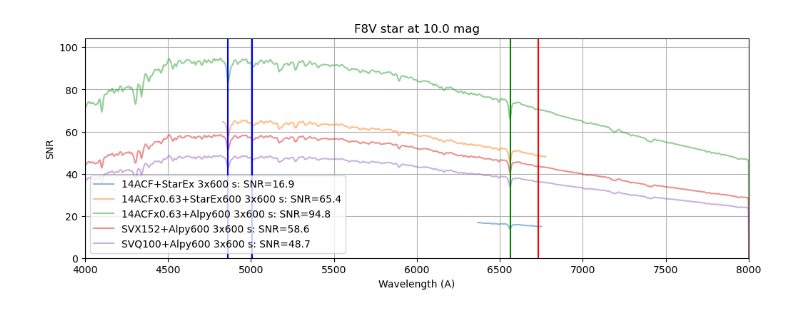
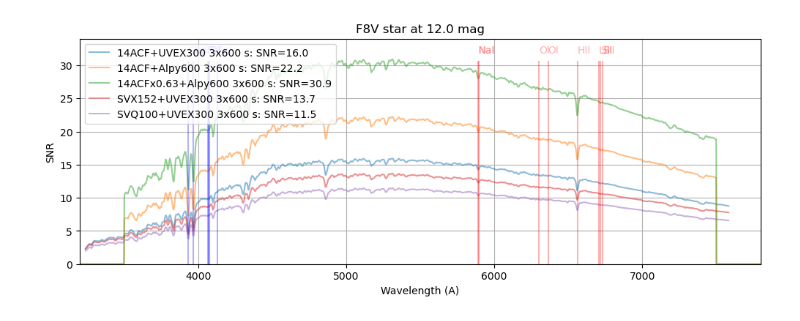
Before and after one commit to joshwalawender/SpecETC, a Jupyter notebook: Sandbox.ipynb, the cells around one changed output. Cells and saved outputs as stored; diff of their text form; code cells hidden in the pictures.

```diff
--- a/Sandbox.ipynb
+++ b/Sandbox.ipynb
@@ -13,7 +17,7 @@ IMX533: Reading detector efficiency from /Users/jwalawender/git/SpecETC/data/Son
 # %%
 models = get_list_of_stellar_models(verbose=True)
 sptype = 'F8V'
-mag = 10
+mag = 12
 star = get_stellar_spectrum(sptype=sptype, mag=mag)
 sky = Sky(seeing=3.0*u.arcsec, mag=18)
 # %% [output]
@@ -34,8 +31,5 @@ $0.06331764\mathrm{{}^{\circ}}$
 # %%
 IMX183.exptime = 600*u.second
 
-im, spec, var = SpecETC(star, sky, ACF14reduced, StarEx600, IMX183, plot=True)
-plt.figure(figsize=(8,2.5))
-plt.plot(StarEx600.binset, spec)
-plt.show()
+im, spec, var = SpecETC(star, sky, ACF14, UVEX300, IMX183, plot=True)
 # %% [output]
@@ -44,19 +38,20 @@ plt.show()
 # %%
-instrumentation = [(ACF14, StarEx, IMX183, 600*u.second, 3),
-                   (ACF14reduced, StarEx600, IMX183, 600*u.second, 3),
+instrumentation = [(ACF14, UVEX300, IMX183, 600*u.second, 3),
+                   (ACF14, Alpy600, IMX183, 600*u.second, 3),
                    (ACF14reduced, Alpy600, IMX183, 600*u.second, 3),
-                   (SVX152, Alpy600, IMX183, 600*u.second, 3),
-                   (SVQ100, Alpy600, IMX183, 600*u.second, 3),
-                   # (SV102ABV, Alpy600, IMX183, 600*u.second, 3),
+                   (SVX152, UVEX300, IMX183, 600*u.second, 3),
+                   (SVQ100, UVEX300, IMX183, 600*u.second, 3),
                   ]
 
 plt.figure(figsize=(12,4))
 plt.title(f'{sptype} star at {mag:.1f} mag')
 peakSNR = 0
-
+wavmin = 3200
+wavmax = 7800
 for inst in instrumentation:
     tel, spec, det, exptime, nexp = inst
     det.exptime = exptime
+    spec.set_detector(det)
     im, spectra, variance = SpecETC(star, sky, tel, spec, det, plot=False)
 
     SNR = spectra/variance**0.5
@@ -64,13 +59,21 @@ for inst in instrumentation:
     plt.plot(spec.binset, SNR, alpha=0.5, label=label)
     peakSNR = peakSNR if max(SNR) <= peakSNR else max(SNR)
 
-plt.axvline(5007, color='b')
-plt.axvline(4860, color='b')
-plt.axvline(6563, color='g')
-plt.axvline(6731, color='r')
+lines_file = Path('.') / 'data' / 'spectral_lines.csv'
+lines = Table.read(lines_file, format='ascii.csv')
+for line in lines:
+    if line['wav'] > wavmin and line['wav'] < wavmax:
+        color = 'b' if line['wav'] < 5500 else 'r'
+        alpha = 0.3
+        plt.axvline(line['wav'], ymin=0, ymax=0.9,
+                    color=color, alpha=alpha)
+        plt.text(line['wav'], 1.03*peakSNR, line['name'],
+                 color=color, alpha=alpha)
+
+
 plt.ylabel('SNR')
 plt.xlabel('Wavelength (A)')
-plt.xlim(4000, 8000)
+plt.xlim(wavmin, wavmax)
 plt.ylim(0,1.1*peakSNR)
 plt.grid()
 plt.legend(loc='best')
@@ -79 +83 @@ plt.show()
-[figure, old version]
+[figure, new version]
```
Also changed, not shown: parts of 5 cells of this notebook, 8 other files.
